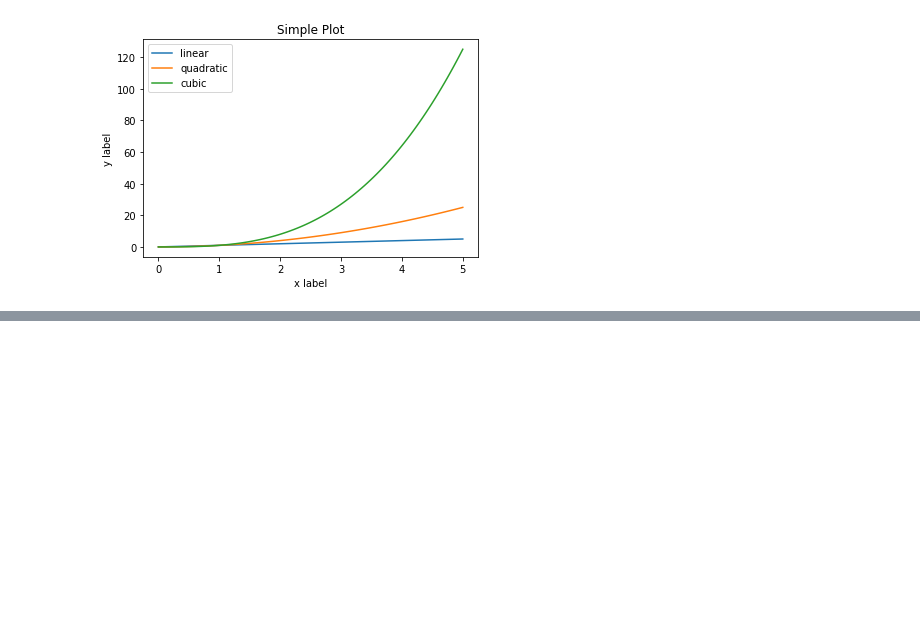
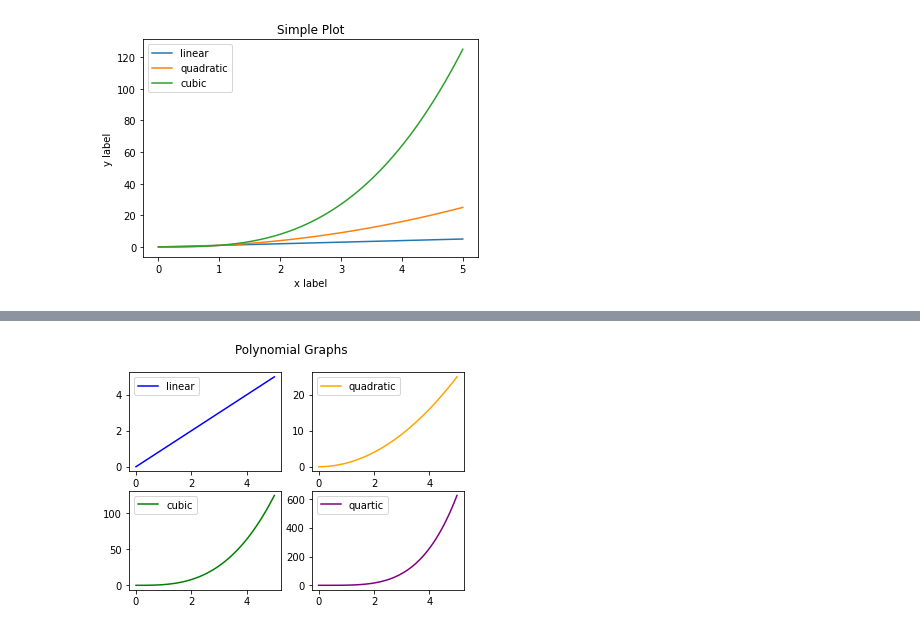
Before and after one commit to BreakoutMentors/Data-Science-and-Machine-Learning, a Jupyter notebook: basics/Basic_Matplotlib_Pyplot.ipynb, the cells around one changed output, grey strips where cells are left out. Saved outputs shown, nothing was run; the diff lists cells and outputs as text; code cells hidden in the pictures; blank space fills up the shorter version.

```diff
--- a/basics/Basic_Matplotlib_Pyplot.ipynb
+++ b/basics/Basic_Matplotlib_Pyplot.ipynb
@@ -40,0 +62,24 @@ plt.show();
+# %%
+# using the object-oriented style
+
+x = np.linspace(0, 5, 100)
+
+fig, axes = plt.subplots(2, 2)  # Create a figure and an axes.
+axes[0, 0].plot(x, x, label='linear', color='blue')  # Plot some data on the axes.
+axes[0, 1].plot(x, x**2, label='quadratic', color='orange')  # Plot more data on the axes...
+axes[1, 0].plot(x, x**3, label='cubic', color='green')  # ... and some more.
+axes[1, 1].plot(x, x**4, label='quartic', color='purple')  # ... and some more.
+
+# Turning on legends for all
+axes[0][0].legend()
+axes[0][1].legend()
+axes[1][0].legend()
+axes[1][1].legend()
+
+
+# Giving a title for the entire figure
+fig.suptitle('Polynomial Graphs')
+
+plt.show();
+# %% [output]
+[figure, added]
```
Also changed, not shown: parts of 20 cells of this notebook.
